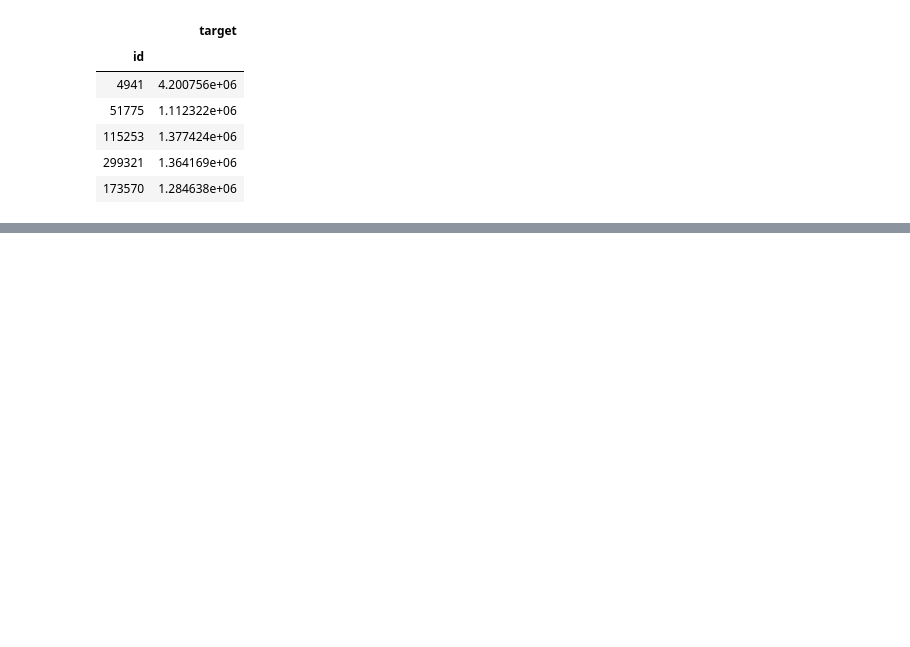
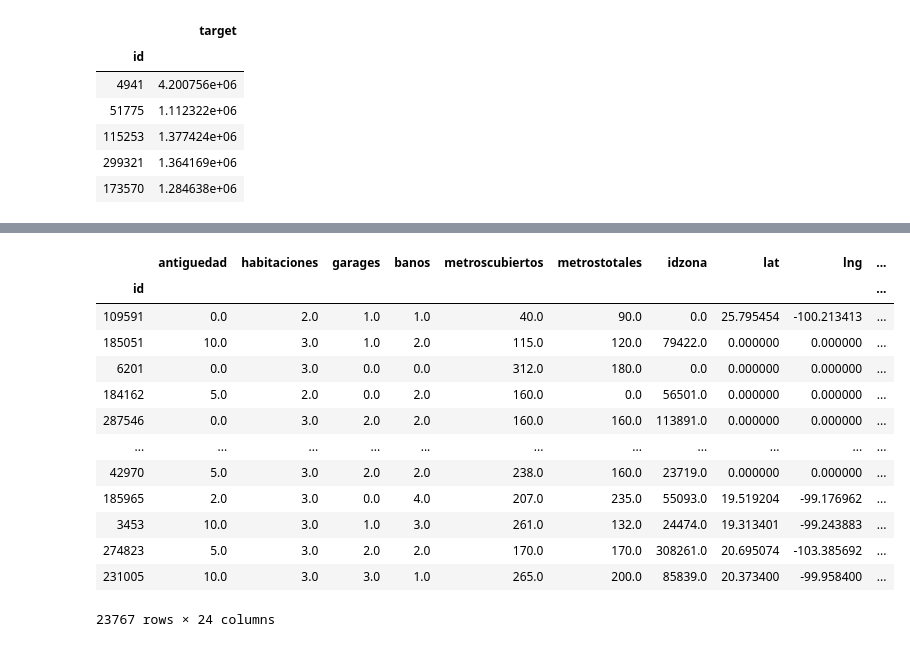
Before and after one commit to lautarofritz/TP2-Orga-de-Datos, a Jupyter notebook: TP2 Orga de Datos.ipynb, the cells around one changed output, grey strips where cells are left out. Drawn from its saved outputs; the diff is of its cells as text; code cells hidden in the pictures; blank space fills up the shorter version.

```diff
--- a/TP2 Orga de Datos.ipynb
+++ b/TP2 Orga de Datos.ipynb
@@ -114,0 +107,6 @@ test_final = test.join(encoded_test)
+# %%
+train = train.join(pd.get_dummies(train['ciudad'], prefix = 'ciudad'))
+test = test.join(pd.get_dummies(test['ciudad'], prefix = 'ciudad'))
+# %%
+train = train.join(pd.get_dummies(train['tipodepropiedad'], prefix = 'tipo'))
+test = test.join(pd.get_dummies(test['tipodepropiedad'], prefix = 'tipo'))
@@ -115,10 +116,10 @@ test_final = test.join(encoded_test)
 # %%
 drop_cols = ['fecha', 'ciudad', 'tipodepropiedad', 'provincia', 'titulo', 'descripcion', 'direccion']
-X = train_final.drop(['precio'] + drop_cols, axis=1)
-y = train_final['precio']
+X = train.drop(['precio'] + drop_cols, axis=1)
+y = train['precio']
 X_train, X_val, y_train, y_val = train_test_split(X, y, test_size=0.25, random_state=1)
-test_final = test_final.drop(drop_cols, axis=1)
+test = test.drop(drop_cols, axis=1)
 print(f"Train shapes: X={X_train.shape} y={y_train.shape}")
 print(f"Validation shapes: X={X_val.shape}  y={y_val.shape}")
-print(f"Test shape: {test_final.shape}")
+print(f"Test shape: {test.shape}")
 # %% [output]
@@ -296,0 +309,2 @@ res.to_csv("workshop-submission-linear.csv", header=True) # RMSLE=0.65487
+# %%
+X_val_2016 = X_val[X_val['año_y_mes'].str.contains('2016', regex=False)]
@@ -296,0 +343,17 @@ res.to_csv("workshop-submission-linear.csv", header=True) # RMSLE=0.65487
+# %%
+X_val_2016
+# %% [output]
+|  | antiguedad | habitaciones | garages | banos | metroscubiertos | metrostotales | idzona | lat | lng | ... |
+| id |  |  |  |  |  |  |  |  |  | ... |
+| 109591 | 0.0 | 2.0 | 1.0 | 1.0 | 40.0 | 90.0 | 0.0 | 25.795454 | -100.213413 | ... |
+| 185051 | 10.0 | 3.0 | 1.0 | 2.0 | 115.0 | 120.0 | 79422.0 | 0.000000 | 0.000000 | ... |
+| 6201 | 0.0 | 3.0 | 0.0 | 0.0 | 312.0 | 180.0 | 0.0 | 0.000000 | 0.000000 | ... |
+| 184162 | 5.0 | 2.0 | 0.0 | 2.0 | 160.0 | 0.0 | 56501.0 | 0.000000 | 0.000000 | ... |
+| 287546 | 0.0 | 3.0 | 2.0 | 2.0 | 160.0 | 160.0 | 113891.0 | 0.000000 | 0.000000 | ... |
+| ... | ... | ... | ... | ... | ... | ... | ... | ... | ... | ... |
+| 42970 | 5.0 | 3.0 | 2.0 | 2.0 | 238.0 | 160.0 | 23719.0 | 0.000000 | 0.000000 | ... |
+| 185965 | 2.0 | 3.0 | 0.0 | 4.0 | 207.0 | 235.0 | 55093.0 | 19.519204 | -99.176962 | ... |
+| 3453 | 10.0 | 3.0 | 1.0 | 3.0 | 261.0 | 132.0 | 24474.0 | 19.313401 | -99.243883 | ... |
+| 274823 | 5.0 | 3.0 | 2.0 | 2.0 | 170.0 | 170.0 | 308261.0 | 20.695074 | -103.385692 | ... |
+| 231005 | 10.0 | 3.0 | 3.0 | 1.0 | 265.0 | 200.0 | 85839.0 | 20.373400 | -99.958400 | ... |
+23767 rows × 24 columns
```
Also changed, not shown: parts of 35 cells of this notebook.
